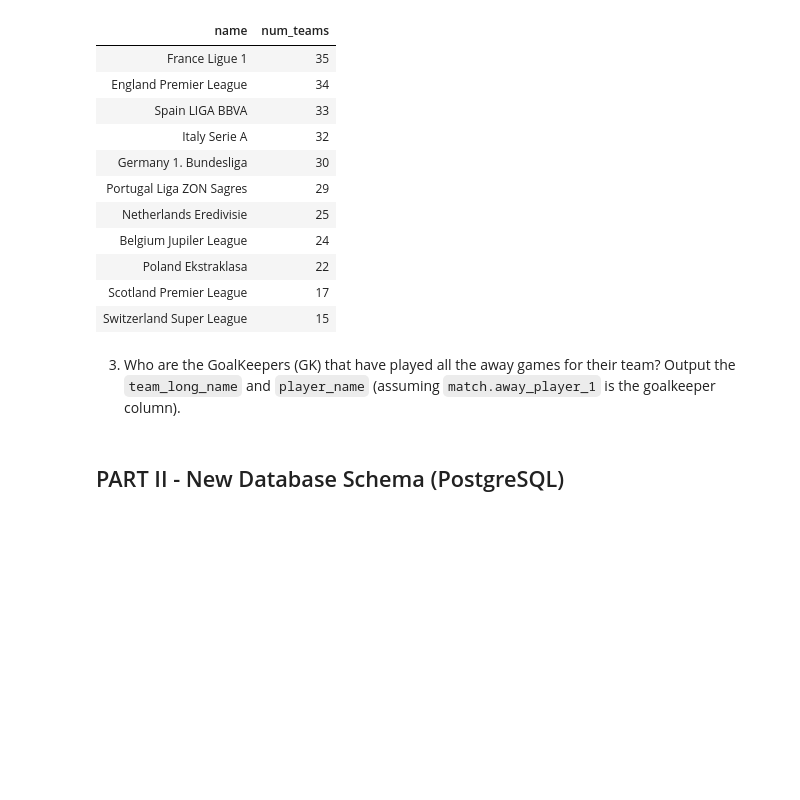
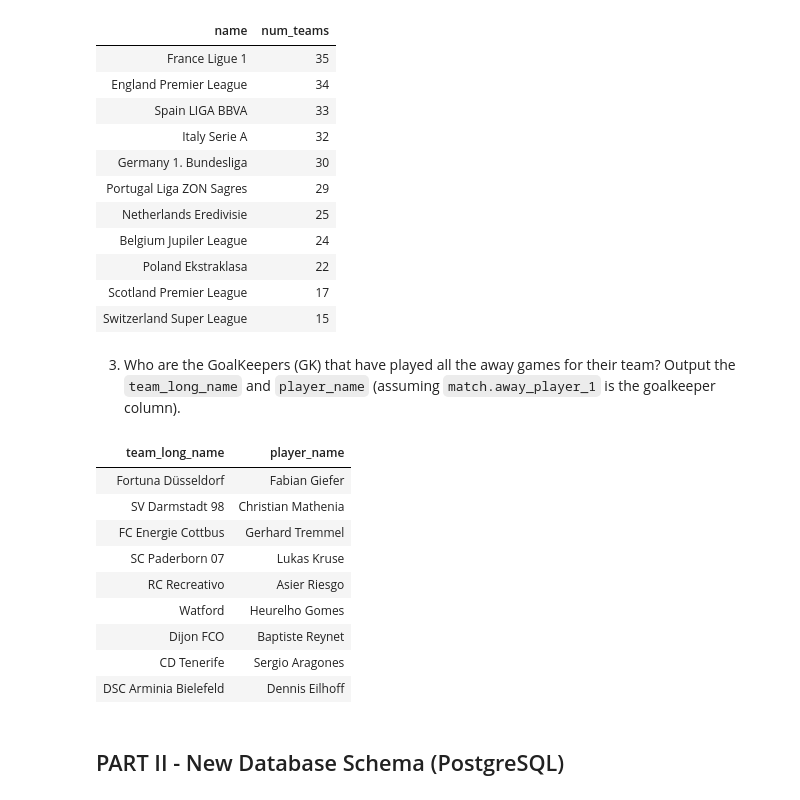
Before and after one commit to MargaridaEstrela/ISDB, a Jupyter notebook: 2 P2 Project/G2-p2-project.ipynb, the cells around one changed output. Cells and saved outputs as stored; diff of their text form; code cells hidden in the pictures; blank space fills up the shorter version.

```diff
--- a/2 P2 Project/G2-p2-project.ipynb
+++ b/2 P2 Project/G2-p2-project.ipynb
@@ -95,29 +92,51 @@ ORDER BY
 3. Who are the GoalKeepers (GK) that have played all the away games for their team? Output the `team_long_name` and `player_name` (assuming `match.away_player_1` is the goalkeeper column).
 # %%
 %%sql sqlite
+WITH matches_by_player AS (
+    SELECT
+        m.away_team_api_id,
+        m.away_player_1,
+        COUNT(*) AS player_match_count
+    FROM
+        match m
+    GROUP BY
+        m.away_team_api_id, m.away_player_1
+),
+total_matches AS (
+    SELECT
+        away_team_api_id,
+        COUNT(*) AS total_match_count
+    FROM
+        match
+    GROUP BY
+        away_team_api_id
+)
 SELECT
     t.team_long_name,
     p.player_name
 FROM
+    matches_by_player mp
+JOIN
+    total_matches tm
+    ON mp.away_team_api_id = tm.away_team_api_id
+    AND mp.player_match_count = tm.total_match_count
+JOIN
     team t
+    ON t.team_api_id = mp.away_team_api_id
 JOIN
-    match m ON t.team_api_id = m.away_team_api_id
-JOIN
-    player p ON m.away_player_1 = p.player_api_id
-WHERE
-    NOT EXISTS (
-        SELECT 1
-        FROM match m_all
-        WHERE m_all.away_team_api_id = t.team_api_id
-        AND m_all.id NOT IN (
-            SELECT m_played.id
-            FROM match m_played
-            WHERE m_played.away_team_api_id = t.team_api_id
-            AND m_played.away_player_1 = p.player_api_id
-        )
-    )
-GROUP BY
-    t.team_long_name, p.player_name;
+    player p
+    ON p.player_api_id = mp.away_player_1;
+# %% [output]
+| team_long_name | player_name |
+| Fortuna Düsseldorf | Fabian Giefer |
+| SV Darmstadt 98 | Christian Mathenia |
+| FC Energie Cottbus | Gerhard Tremmel |
+| SC Paderborn 07 | Lukas Kruse |
+| RC Recreativo | Asier Riesgo |
+| Watford | Heurelho Gomes |
+| Dijon FCO | Baptiste Reynet |
+| CD Tenerife | Sergio Aragones |
+| DSC Arminia Bielefeld | Dennis Eilhoff |
 # %% [markdown]
 ## PART II - New Database Schema (PostgreSQL)
 # %% [markdown]
```
Also changed, not shown: parts of 7 cells of this notebook, 3 other files.
